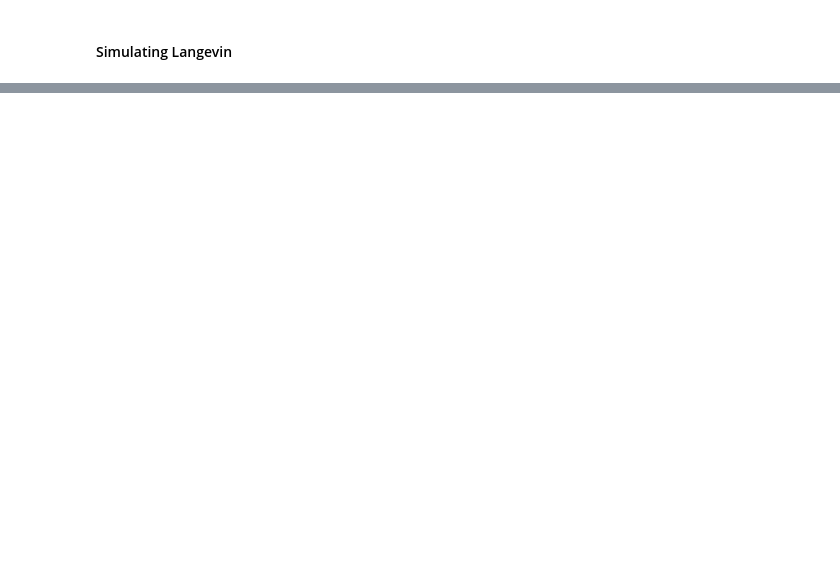
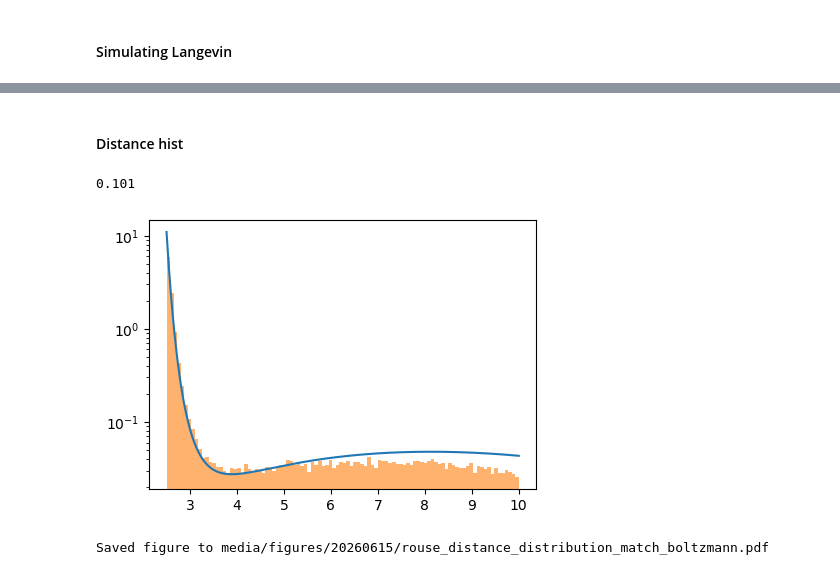
Before and after one commit to ta-rekt/Droplet, a Jupyter notebook: viz-rouse.ipynb, the cells around one changed output, grey strips where cells are left out. Saved outputs shown, nothing was run; the diff lists cells and outputs as text; code cells hidden in the pictures; blank space fills up the shorter version.

```diff
--- a/viz-rouse.ipynb
+++ b/viz-rouse.ipynb
@@ -865,0 +703,35 @@ ratio empirical / Kramers     = 1.18
+# %% [markdown]
+#### Distance hist
+# %%
+fig, ax = plt.subplots(1,1,figsize=(5, 3.5))
+
+b = _first["rouse_params"]["kuhn_length"]
+R = _first["surface_params"]["R"]
+kBT = _first["rouse_params"]["kBT"]
+subsampled = distance_traj[keya]
+
+N = _first["rouse_params"]["N"]
+# dist = xs**2 * np.exp(-3*xs**2/(2*N*b**2))
+# dist = dist / np.sum(dist)
+
+pot = total_potential[keya]
+xs2 = np.linspace(p.R, p.L, len(pot))
+P_eq = np.exp(-pot/kBT)
+P_eq /= np.trapz(P_eq, xs2)
+
+ax.plot(xs, P_eq)
+_=ax.hist(subsampled, density=True, bins=100, range=(p.R, p.L), alpha=0.6)
+# ax.axvline(np.sqrt(N)*b)
+ax.set_yscale('log')
+print(alphas[keya])
+# %% [output]
+0.101
+[figure, added]
+# %%
+out_dir = "media/figures/20260615"
+os.makedirs(out_dir, exist_ok=True)
+out_path = os.path.join(out_dir, "rouse_distance_distribution_match_boltzmann.pdf")
+fig.savefig(out_path, format="pdf", bbox_inches="tight")
+print("Saved figure to", out_path)
+# %% [output]
+Saved figure to media/figures/20260615/rouse_distance_distribution_match_boltzmann.pdf
```
Also changed, not shown: parts of 49 cells of this notebook, 10 other files.
